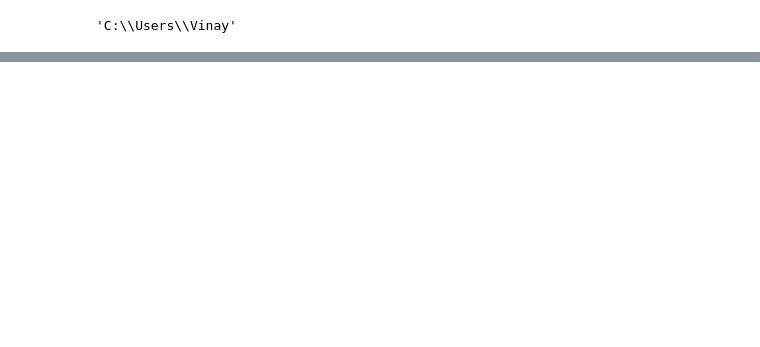
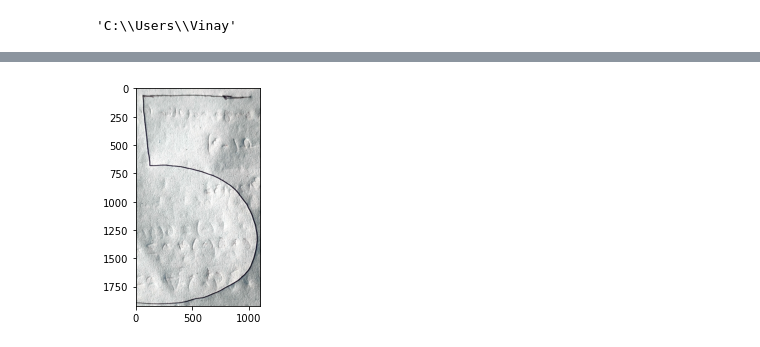
Before and after one commit to naidubobbili/Deep-Learning-Projects, a Jupyter notebook: HandWrittenDigitClassifier/Hand Written Digit Classifier.ipynb, the cells around one changed output, grey strips where cells are left out. Saved outputs shown, nothing was run; the diff lists cells and outputs as text; code cells hidden in the pictures; blank space fills up the shorter version.

```diff
--- a/HandWrittenDigitClassifier/Hand Written Digit Classifier.ipynb
+++ b/HandWrittenDigitClassifier/Hand Written Digit Classifier.ipynb
@@ -52,6 +47,3 @@ os.getcwd()
 'C:\\Users\\Vinay'
 # %%
 os.chdir('C:\\Users\\Vinay\\Downloads')
-# %%
-img=cv2.imread('hw5.png')[:,:,0]
-img=np.invert(np.array([img]))
@@ -83,0 +50,12 @@ mnist
+# %%
+def hwdc(file):
+    img=cv2.imread(file)
+    plt.imshow(img)
+    img=img[:,:,0]
+    img=cv2.resize(img,(28,28))
+    img=np.invert(np.array([img]))
+    prediction=model.predict(img)
+    print('Predicted value:',np.argmax(prediction))
+# %%
+hwdc('p5.jpg')
+# %% [output]
@@ -83,0 +64 @@ mnist
+[figure, added]
```
Also changed, not shown: parts of 11 cells of this notebook, 1 other file.
